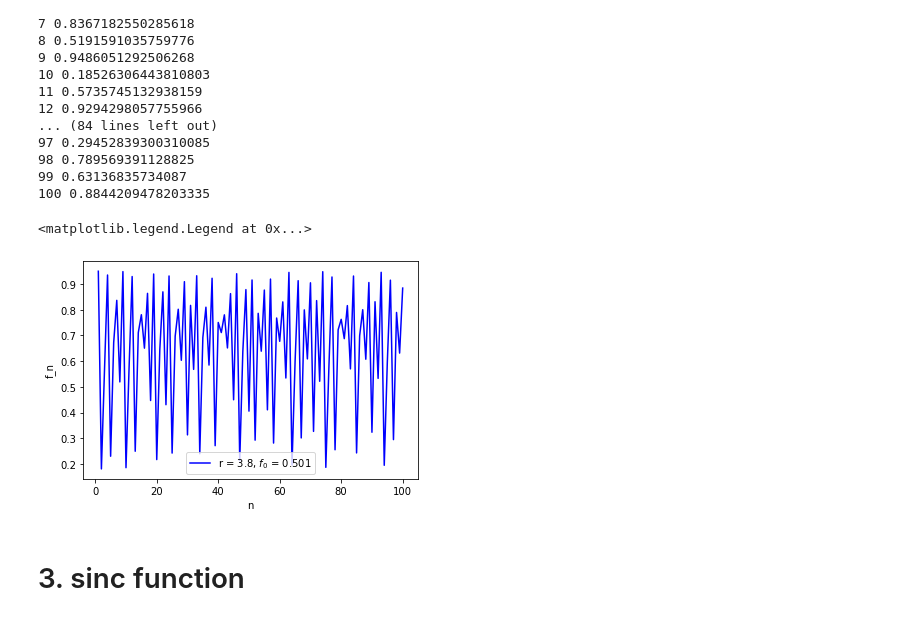
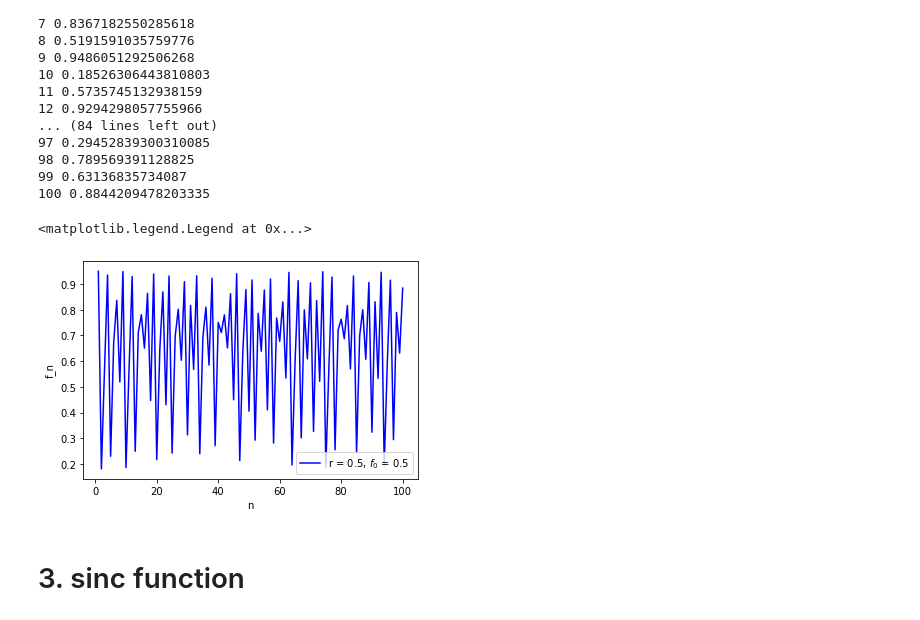
Before and after one commit to SMP-CBNU/2021_cphys1, a Jupyter notebook: hw3.ipynb, the cells around one changed output. Cells and saved outputs as stored; diff of their text form; code cells hidden in the pictures.

```diff
--- a/hw3.ipynb
+++ b/hw3.ipynb
@@ -255,13 +255,13 @@ for x in range(1,101) :
 # %%
 a=[x for x in range(1,101)]
 b=[logistic(3.8,0.501,x) for x in range (1,101)]
-plt.plot(a,b,color='blue',label='r = 3.8, $f_0$ = 0.501')
+plt.plot(a,b,color='blue',label='r = 0.5, $f_0$ = 0.5')
 plt.xlabel('n')
 plt.ylabel('f_n')
 plt.legend()
 # %% [output]
 <matplotlib.legend.Legend at 0x...>
-[figure, old version]
+[figure, new version]
 # %% [markdown]
 # 3. sinc function
 # %% [markdown]
```
Also changed, not shown: parts of 4 cells of this notebook.
